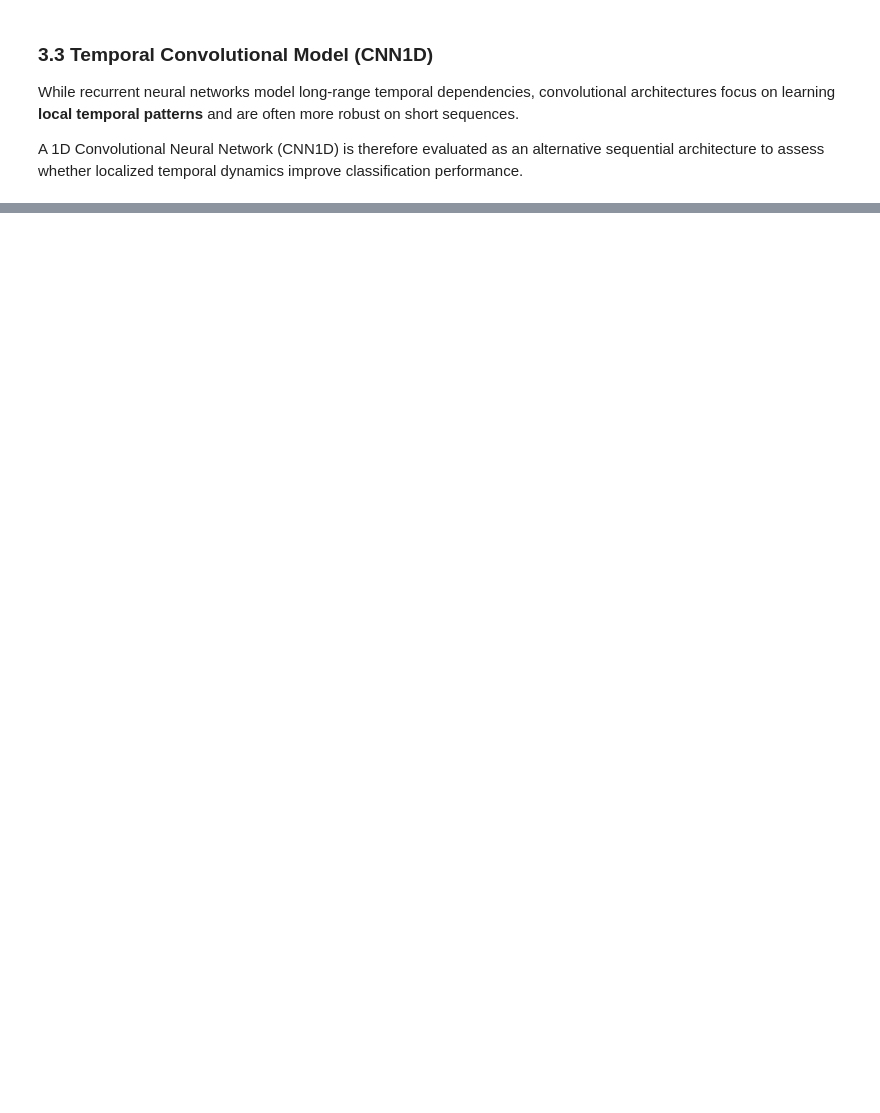
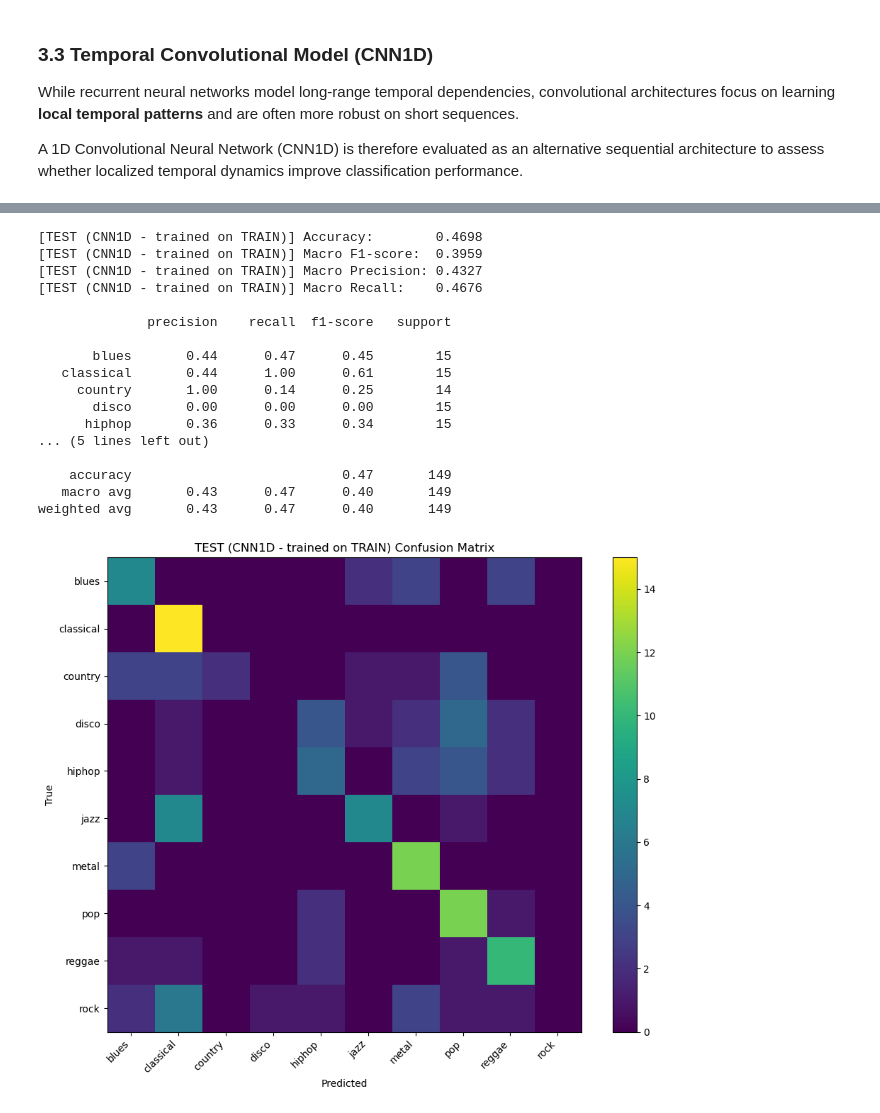
Before and after one commit to gipsywontmakeit/MusicGenreRecognition, a Jupyter notebook: neuralnetworks.ipynb, the cells around one changed output, grey strips where cells are left out. Drawn from its saved outputs; the diff is of its cells as text; code cells hidden in the pictures; blank space fills up the shorter version.

```diff
--- a/neuralnetworks.ipynb
+++ b/neuralnetworks.ipynb
@@ -578,8 +634,9 @@ INPUT_SHAPE = X_train.shape[1:]  # (time_steps, features)
 # %%
 callbacks = [
     keras.callbacks.EarlyStopping(
-        monitor="val_loss",
+        monitor="val_accuracy",
         patience=10,
+        mode="max",
         restore_best_weights=True
     ),
     keras.callbacks.ReduceLROnPlateau(
@@ -791,0 +996,25 @@ These results suggest that, for the GTZAN 3-second feature representation, globa
+# %%
+cnn_test_metrics, cnn_test_cm = eval_and_report(
+    cnn1d_model, X_test, y_test,
+    set_name="TEST (CNN1D - trained on TRAIN)",
+    class_names=label_encoder.classes_
+)
+# %% [output]
+[TEST (CNN1D - trained on TRAIN)] Accuracy:        0.4698
+[TEST (CNN1D - trained on TRAIN)] Macro F1-score:  0.3959
+[TEST (CNN1D - trained on TRAIN)] Macro Precision: 0.4327
+[TEST (CNN1D - trained on TRAIN)] Macro Recall:    0.4676
+
+              precision    recall  f1-score   support
+
+       blues       0.44      0.47      0.45        15
+   classical       0.44      1.00      0.61        15
+     country       1.00      0.14      0.25        14
+       disco       0.00      0.00      0.00        15
+      hiphop       0.36      0.33      0.34        15
+... (5 lines left out)
+
+    accuracy                           0.47       149
+   macro avg       0.43      0.47      0.40       149
+weighted avg       0.43      0.47      0.40       149
+[figure, added]
```
Also changed, not shown: parts of 105 cells of this notebook, 5 other files.
